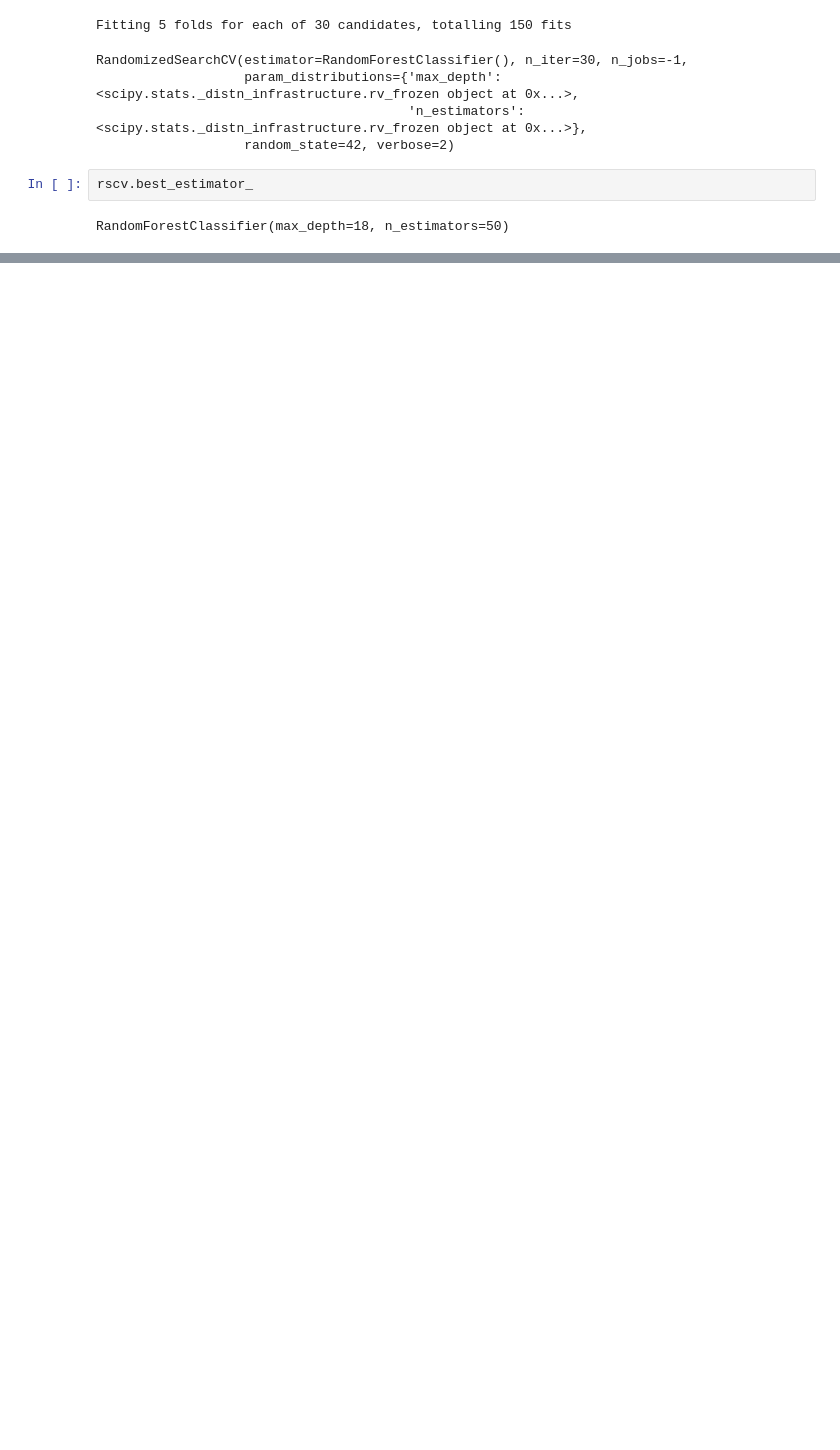
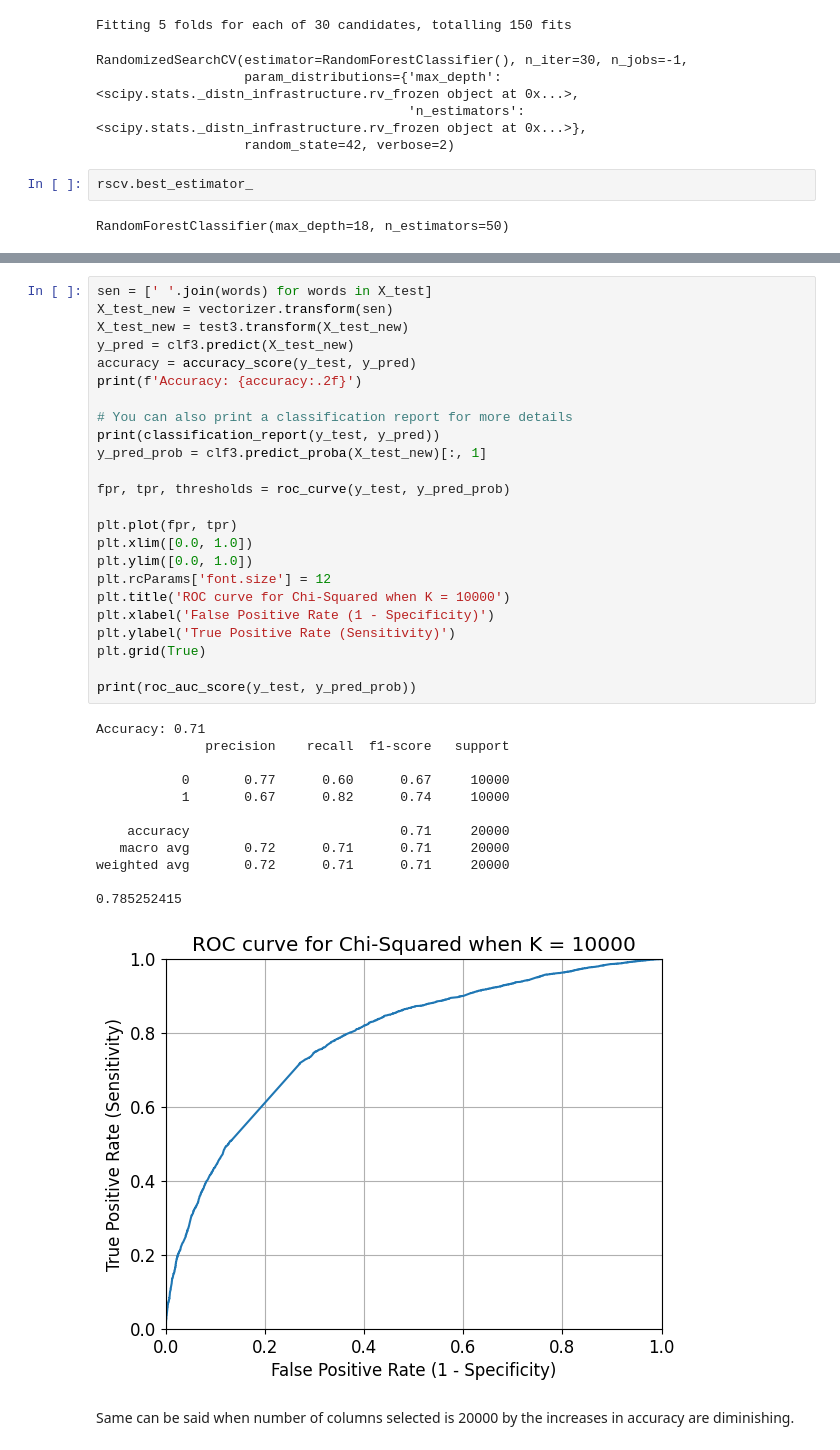
Before and after one commit to henry167b/IT1244-Project, a Jupyter notebook: Models/random forest baseline.ipynb, the cells around one changed output, grey strips where cells are left out. Saved outputs shown, nothing was run; the diff lists cells and outputs as text; blank space fills up the shorter version.

```diff
--- a/Models/random forest baseline.ipynb
+++ b/Models/random forest baseline.ipynb
@@ -114,0 +169,39 @@ print(roc_auc_score(y_test, y_pred_prob))
+# %%
+sen = [' '.join(words) for words in X_test]
+X_test_new = vectorizer.transform(sen)
+X_test_new = test3.transform(X_test_new)
+y_pred = clf3.predict(X_test_new)
+accuracy = accuracy_score(y_test, y_pred)
+print(f'Accuracy: {accuracy:.2f}')
+
+# You can also print a classification report for more details
+print(classification_report(y_test, y_pred))
+y_pred_prob = clf3.predict_proba(X_test_new)[:, 1]
+
+fpr, tpr, thresholds = roc_curve(y_test, y_pred_prob)
+
+plt.plot(fpr, tpr)
+plt.xlim([0.0, 1.0])
+plt.ylim([0.0, 1.0])
+plt.rcParams['font.size'] = 12
+plt.title('ROC curve for Chi-Squared when K = 10000')
+plt.xlabel('False Positive Rate (1 - Specificity)')
+plt.ylabel('True Positive Rate (Sensitivity)')
+plt.grid(True)
+
+print(roc_auc_score(y_test, y_pred_prob))
+# %% [output]
+Accuracy: 0.71
+              precision    recall  f1-score   support
+
+           0       0.77      0.60      0.67     10000
+           1       0.67      0.82      0.74     10000
+
+    accuracy                           0.71     20000
+   macro avg       0.72      0.71      0.71     20000
+weighted avg       0.72      0.71      0.71     20000
+
+0.785252415
+[figure, added]
+# %% [markdown]
+Same can be said when number of columns selected is 20000 by the increases in accuracy are diminishing.
```
Also changed, not shown: parts of 18 cells of this notebook, 1 other file.
